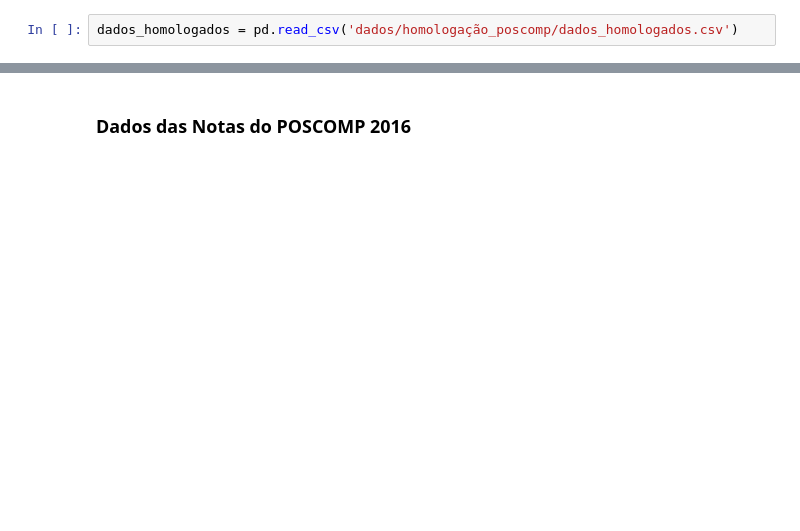
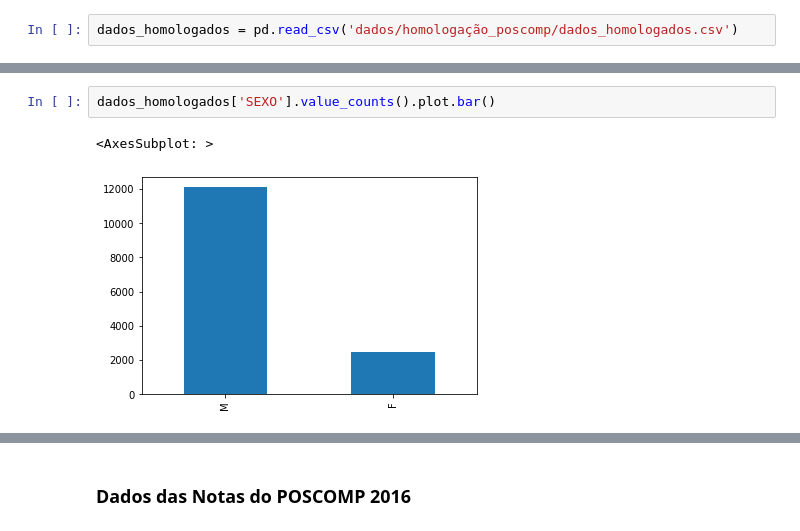
Before and after one commit to jeancarloscc/OrientPOSCOMP-System, a Jupyter notebook: processamento_dados.ipynb, the cells around one changed output, grey strips where cells are left out. Drawn from its saved outputs; the diff is of its cells as text; blank space fills up the shorter version.

```diff
--- a/processamento_dados.ipynb
+++ b/processamento_dados.ipynb
@@ -38,0 +37,5 @@ dados_homologados.shape
+# %%
+dados_homologados['SEXO'].value_counts().plot.bar()
+# %% [output]
+<AxesSubplot: >
+[figure, added]
```
Also changed, not shown: parts of 48 cells of this notebook, 9 other files.
